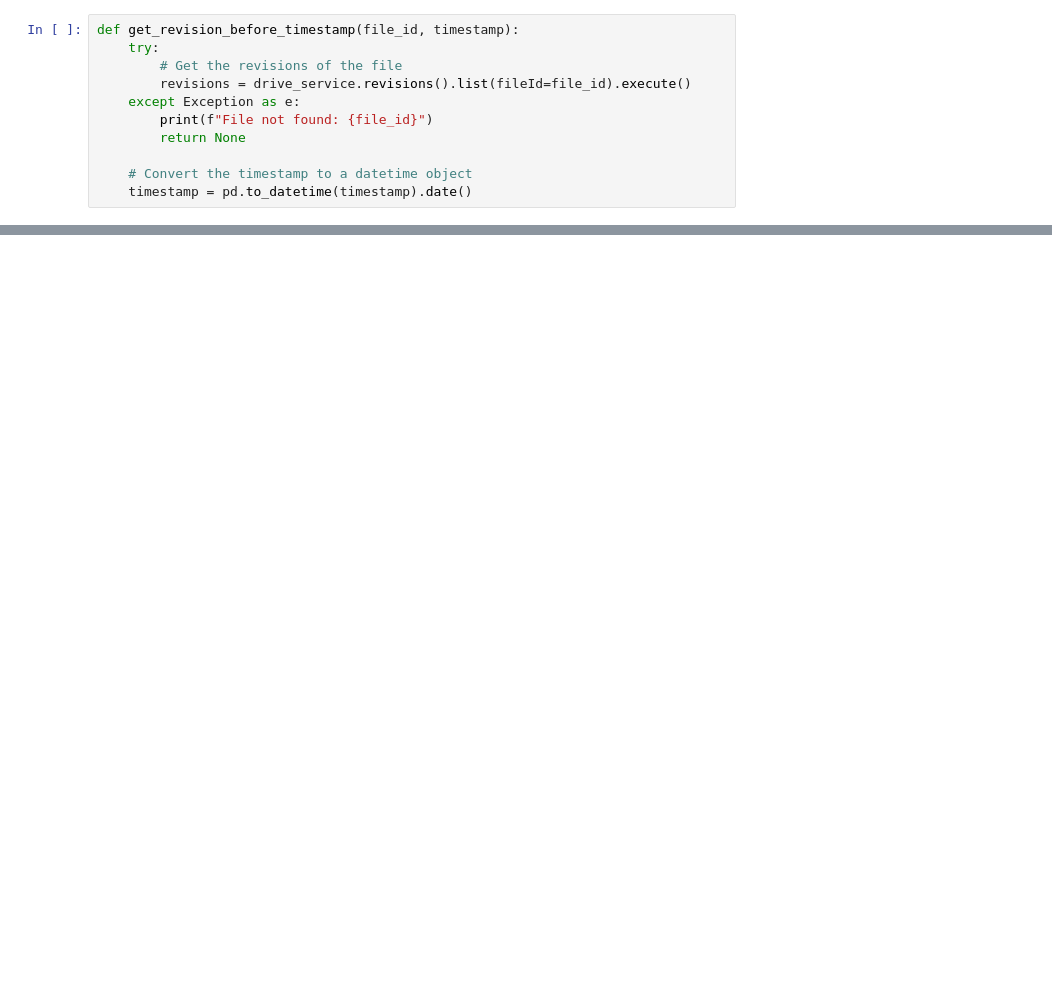
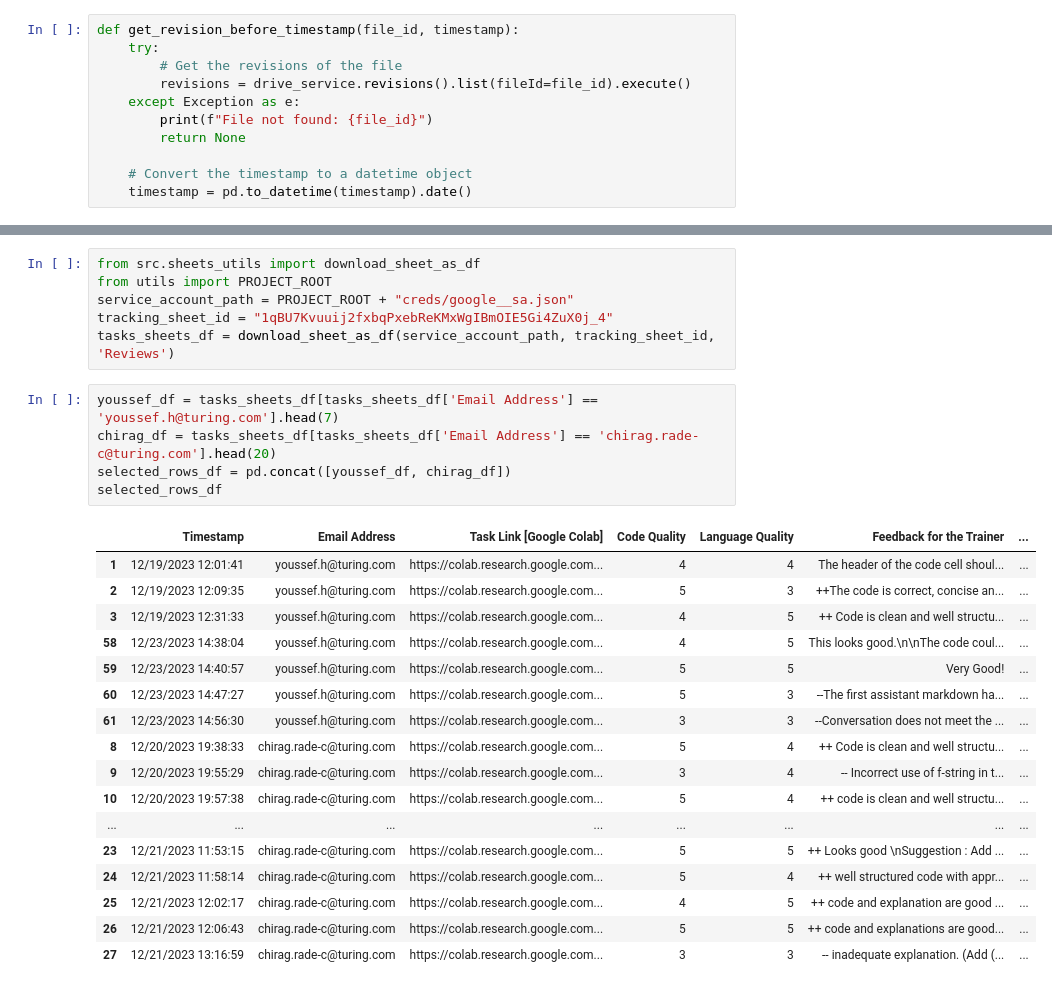
Before and after one commit to alexei-v-tu/character_tasks, a Jupyter notebook: operations/gpt_reviews/full_convo_code_reviewer copy.ipynb, the cells around one changed output, grey strips where cells are left out. Cells and saved outputs as stored; diff of their text form; blank space fills up the shorter version.

```diff
--- a/operations/gpt_reviews/full_convo_code_reviewer copy.ipynb
+++ b/operations/gpt_reviews/full_convo_code_reviewer copy.ipynb
@@ -237,0 +169,29 @@ import
+# %%
+from src.sheets_utils import download_sheet_as_df
+from utils import PROJECT_ROOT
+service_account_path = PROJECT_ROOT + "creds/google__sa.json"
+tracking_sheet_id = "1qBU7Kvuuij2fxbqPxebReKMxWgIBmOIE5Gi4ZuX0j_4"
+tasks_sheets_df = download_sheet_as_df(service_account_path, tracking_sheet_id, 'Reviews')
+# %%
+youssef_df = tasks_sheets_df[tasks_sheets_df['Email Address'] == 'youssef.h@turing.com'].head(7)
+chirag_df = tasks_sheets_df[tasks_sheets_df['Email Address'] == 'chirag.rade-c@turing.com'].head(20)
+selected_rows_df = pd.concat([youssef_df, chirag_df])
+selected_rows_df
+# %% [output]
+|  | Timestamp | Email Address | Task Link [Google Colab] | Code Quality | Language Quality | Feedback for the Trainer | ... |
+| 1 | 12/19/2023 12:01:41 | youssef.h@turing.com | https://colab.research.google.com... | 4 | 4 | The header of the code cell shoul... | ... |
+| 2 | 12/19/2023 12:09:35 | youssef.h@turing.com | https://colab.research.google.com... | 5 | 3 | ++The code is correct, concise an... | ... |
+| 3 | 12/19/2023 12:31:33 | youssef.h@turing.com | https://colab.research.google.com... | 4 | 5 | ++ Code is clean and well structu... | ... |
+| 58 | 12/23/2023 14:38:04 | youssef.h@turing.com | https://colab.research.google.com... | 4 | 5 | This looks good.\n\nThe code coul... | ... |
+| 59 | 12/23/2023 14:40:57 | youssef.h@turing.com | https://colab.research.google.com... | 5 | 5 | Very Good! | ... |
+| 60 | 12/23/2023 14:47:27 | youssef.h@turing.com | https://colab.research.google.com... | 5 | 3 | --The first assistant markdown ha... | ... |
+| 61 | 12/23/2023 14:56:30 | youssef.h@turing.com | https://colab.research.google.com... | 3 | 3 | --Conversation does not meet the ... | ... |
+| 8 | 12/20/2023 19:38:33 | chirag.rade-c@turing.com | https://colab.research.google.com... | 5 | 4 | ++ Code is clean and well structu... | ... |
+| 9 | 12/20/2023 19:55:29 | chirag.rade-c@turing.com | https://colab.research.google.com... | 3 | 4 | -- Incorrect use of f-string in t... | ... |
+| 10 | 12/20/2023 19:57:38 | chirag.rade-c@turing.com | https://colab.research.google.com... | 5 | 4 | ++ code is clean and well structu... | ... |
+| ... | ... | ... | ... | ... | ... | ... | ... |
+| 23 | 12/21/2023 11:53:15 | chirag.rade-c@turing.com | https://colab.research.google.com... | 5 | 5 | ++ Looks good \nSuggestion : Add ... | ... |
+| 24 | 12/21/2023 11:58:14 | chirag.rade-c@turing.com | https://colab.research.google.com... | 5 | 4 | ++ well structured code with appr... | ... |
+| 25 | 12/21/2023 12:02:17 | chirag.rade-c@turing.com | https://colab.research.google.com... | 4 | 5 | ++ code and explanation are good ... | ... |
+| 26 | 12/21/2023 12:06:43 | chirag.rade-c@turing.com | https://colab.research.google.com... | 5 | 5 | ++ code and explanations are good... | ... |
+| 27 | 12/21/2023 13:16:59 | chirag.rade-c@turing.com | https://colab.research.google.com... | 3 | 3 | -- inadequate explanation. (Add (... | ... |
```
Also changed, not shown: parts of 9 cells of this notebook, 7 other files.
